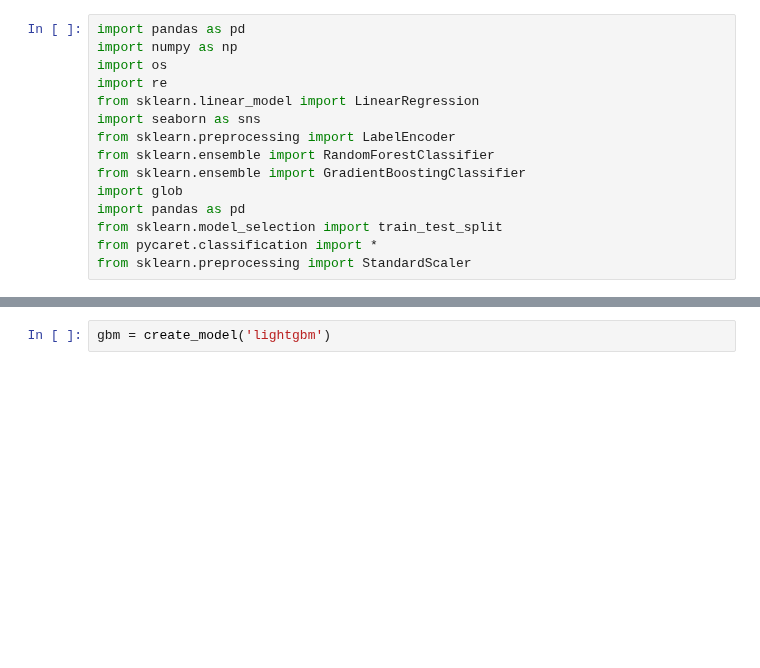
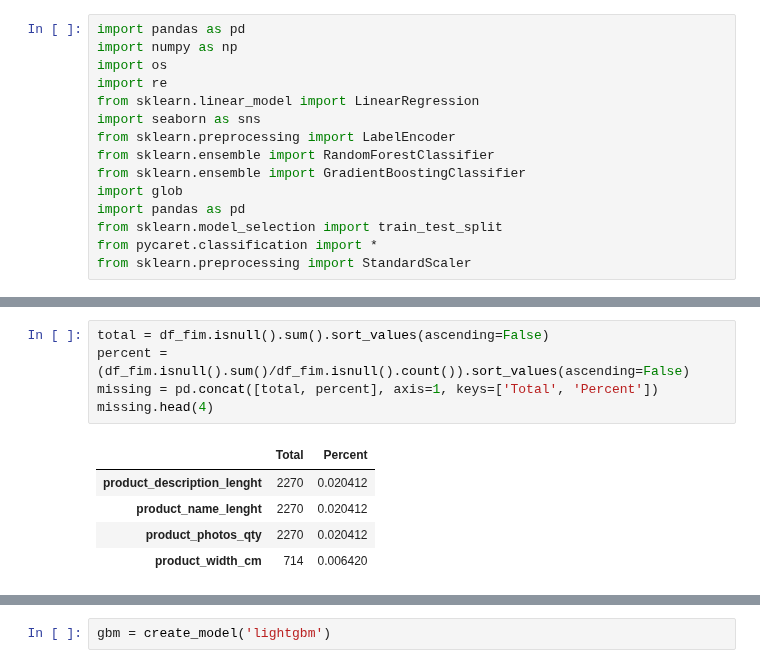
Before and after one commit to claudiagarcia0204/Projeto-Final---Olist, a Jupyter notebook: Teste modelo_claudia.ipynb, the cells around one changed output, grey strips where cells are left out. Drawn from its saved outputs; the diff is of its cells as text; blank space fills up the shorter version.

```diff
--- a/Teste modelo_claudia.ipynb
+++ b/Teste modelo_claudia.ipynb
@@ -32,0 +18,11 @@ categ_vendedor
+# %%
+total = df_fim.isnull().sum().sort_values(ascending=False)
+percent = (df_fim.isnull().sum()/df_fim.isnull().count()).sort_values(ascending=False)
+missing = pd.concat([total, percent], axis=1, keys=['Total', 'Percent'])
+missing.head(4)
+# %% [output]
+|  | Total | Percent |
+| product_description_lenght | 2270 | 0.020412 |
+| product_name_lenght | 2270 | 0.020412 |
+| product_photos_qty | 2270 | 0.020412 |
+| product_width_cm | 714 | 0.006420 |
```
Also changed, not shown: parts of 15 cells of this notebook, 14 other files.
